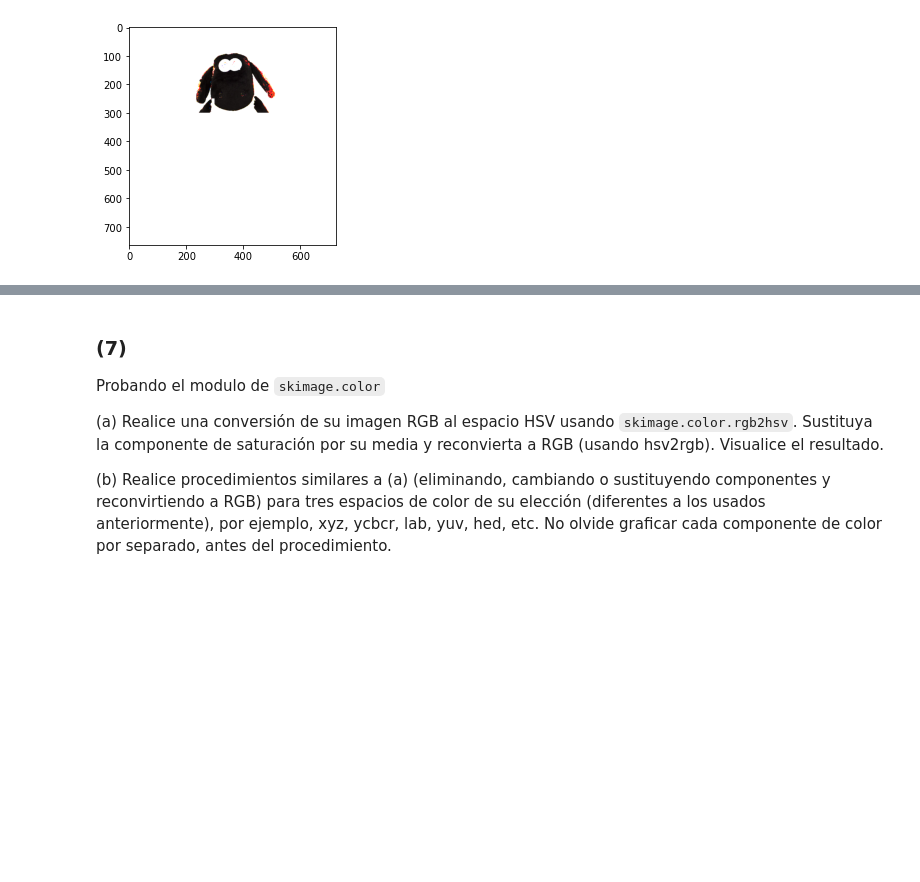
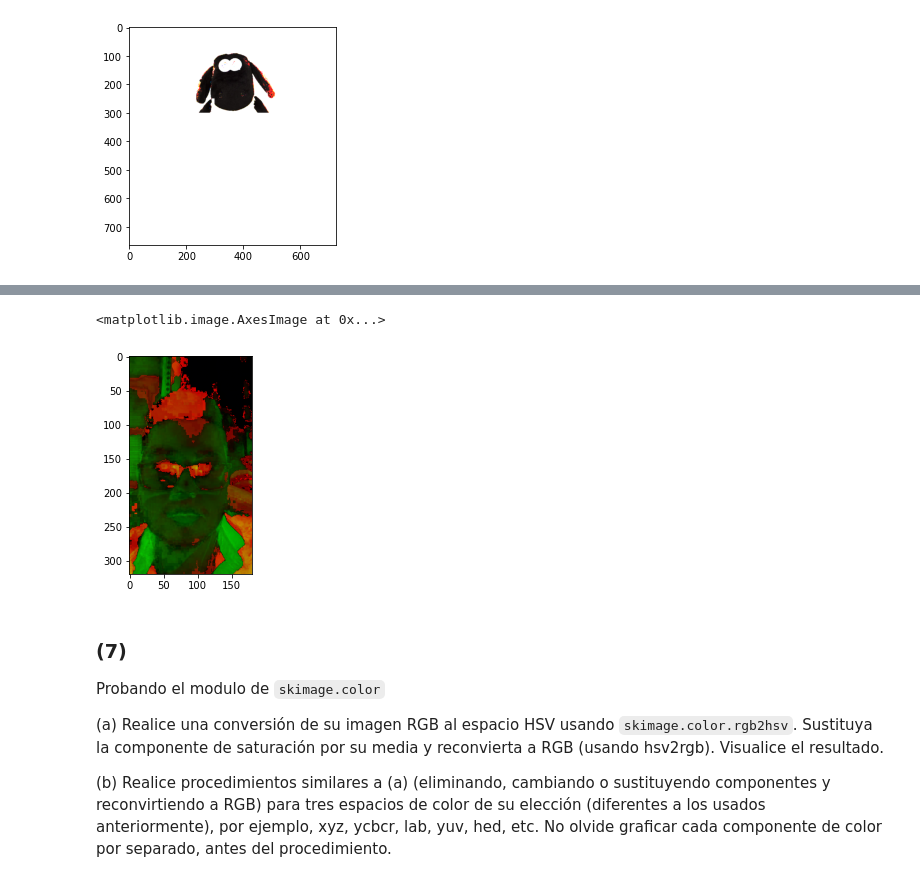
Before and after one commit to juanksRuiz/Vision_por_computador, a Jupyter notebook: Talleres/Taller_1/S4/Taller 1_JuanCamiloRuiz_DanielRambaut.ipynb, the cells around one changed output, grey strips where cells are left out. Cells and saved outputs as stored; diff of their text form; code cells hidden in the pictures; blank space fills up the shorter version.

```diff
--- a/Talleres/Taller_1/S4/Taller 1_JuanCamiloRuiz_DanielRambaut.ipynb
+++ b/Talleres/Taller_1/S4/Taller 1_JuanCamiloRuiz_DanielRambaut.ipynb
@@ -350,3 +381,43 @@ Aplique esta función a su imagen (reescalada) y grafique cada componente H,S,V
+# %%
+def RGB2HSV(RGB):
+    RGB_normalized = RGB / 255.0
+    R = RGB_normalized[:, :, 0]
+    G = RGB_normalized[:, :, 1]
+    B = RGB_normalized[:, :, 2]
+
+    V = np.max(RGB_normalized, axis=2)
+    m = np.min(RGB_normalized, axis=2)
+    C = V - m
+
+    hue_defined = C > 0
+
+    sat_defined = V > 0
+
+    S = np.zeros_like(V)
+    S[sat_defined] = C[sat_defined] / V[sat_defined]
+
+    r = np.logical_and(R == V, hue_defined)
+    g = np.logical_and(G == V, hue_defined)
+    b = np.logical_and(B == V, hue_defined)
+
+    H = np.zeros_like(V)
+    H_prim_1 = (np.absolute(G[r] - B[r]) / C[r])
+    H_prim_2 = (np.absolute(B[g] - R[g]) / C[g]) + 2
+    H_prim_3 = (np.absolute(R[b] - G[b]) / C[b]) + 4
+
+    H[r] = H_prim_1
+    H[g] = H_prim_2
+    H[b] = H_prim_3
+    H = H/6
+
+    return np.dstack((H, S, V))
+# %%
+HSV = RGB2HSV(im_rescaled)
+# %%
+plt.imshow(HSV)
+# %% [output]
+<matplotlib.image.AxesImage at 0x...>
+[figure, added]
 # %% [markdown]
 ### (7)
 Probando el modulo de `skimage.color`
```
Also changed, not shown: parts of 16 cells of this notebook.
